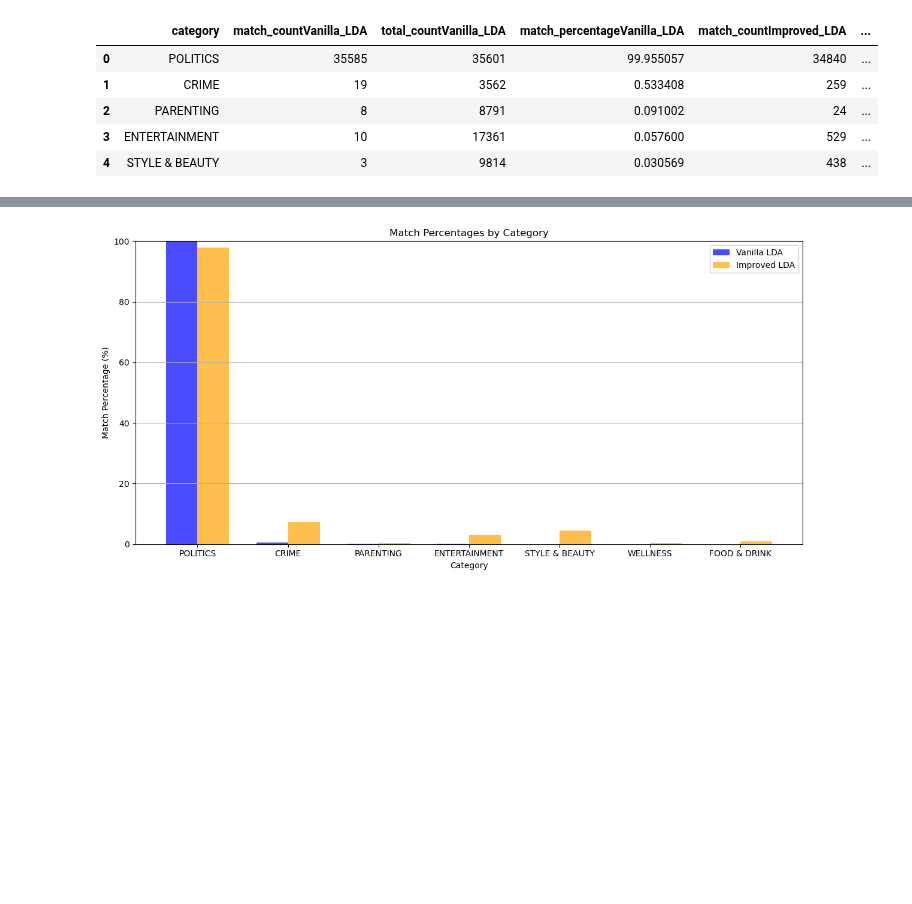
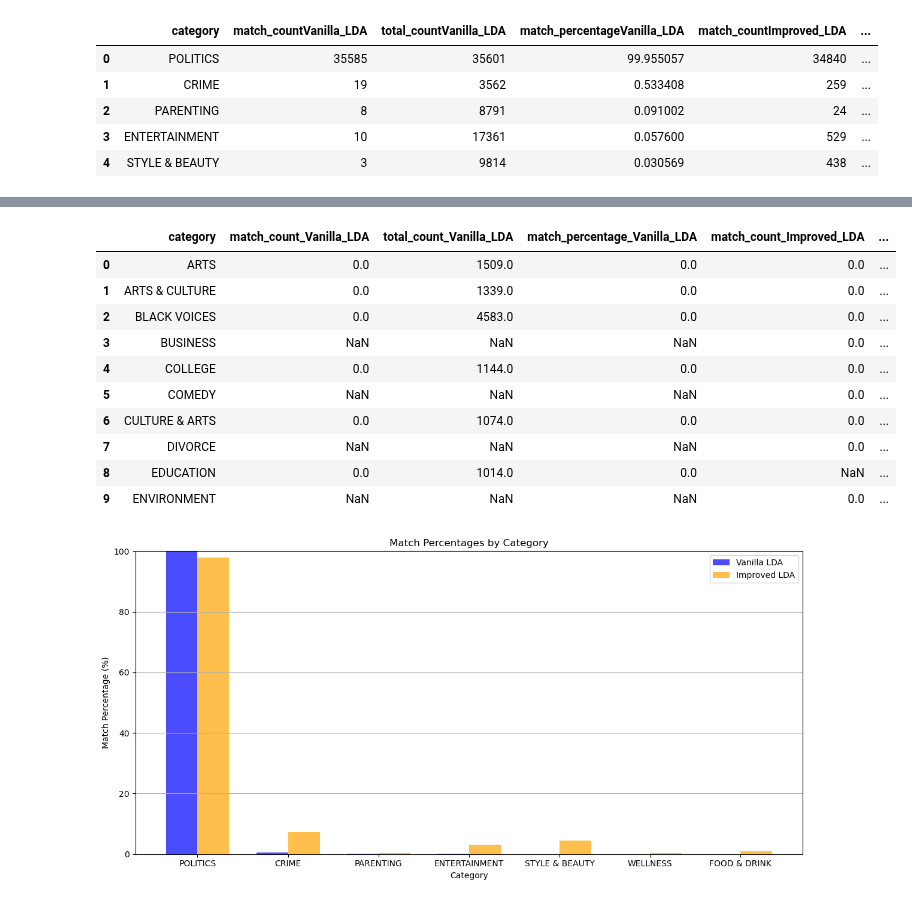
Before and after one commit to NiklasElsaesser/bug-free-fishstick, a Jupyter notebook: Benchmarks&Visualizations.ipynb, the cells around one changed output, grey strips where cells are left out. Saved outputs shown, nothing was run; the diff lists cells and outputs as text; code cells hidden in the pictures; blank space fills up the shorter version.

```diff
--- a/Benchmarks&Visualizations.ipynb
+++ b/Benchmarks&Visualizations.ipynb
@@ -217,3 +211,17 @@ Matched Categories Comparison:
+# %%
+no_match_comparison.head(10)
+# %% [output]
+|  | category | match_count_Vanilla_LDA | total_count_Vanilla_LDA | match_percentage_Vanilla_LDA | match_count_Improved_LDA | ... |
+| 0 | ARTS | 0.0 | 1509.0 | 0.0 | 0.0 | ... |
+| 1 | ARTS & CULTURE | 0.0 | 1339.0 | 0.0 | 0.0 | ... |
+| 2 | BLACK VOICES | 0.0 | 4583.0 | 0.0 | 0.0 | ... |
+| 3 | BUSINESS | NaN | NaN | NaN | 0.0 | ... |
+| 4 | COLLEGE | 0.0 | 1144.0 | 0.0 | 0.0 | ... |
+| 5 | COMEDY | NaN | NaN | NaN | 0.0 | ... |
+| 6 | CULTURE & ARTS | 0.0 | 1074.0 | 0.0 | 0.0 | ... |
+| 7 | DIVORCE | NaN | NaN | NaN | 0.0 | ... |
+| 8 | EDUCATION | 0.0 | 1014.0 | 0.0 | NaN | ... |
+| 9 | ENVIRONMENT | NaN | NaN | NaN | 0.0 | ... |
 # %%
 # Set the category as the x-axis labels
 categories = matched_comparison['category']
```
Also changed, not shown: parts of 11 cells of this notebook.
